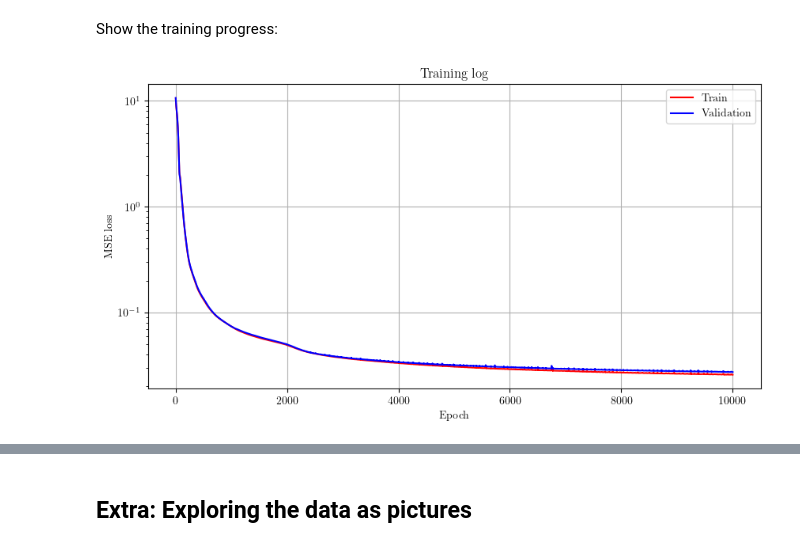
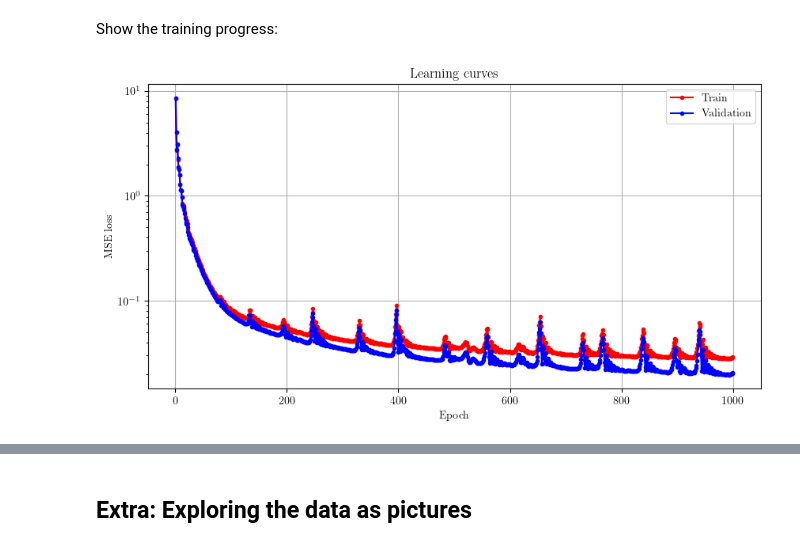
Before and after one commit to ThibeauWouters/PhD, a Jupyter notebook: Kilonova_models/tutorial_KN_models_with_flax.ipynb, the cells around one changed output, grey strips where cells are left out. Saved outputs shown, nothing was run; the diff lists cells and outputs as text; code cells hidden in the pictures.

Commit message:
implemented flax training

```diff
--- a/Kilonova_models/tutorial_KN_models_with_flax.ipynb
+++ b/Kilonova_models/tutorial_KN_models_with_flax.ipynb
@@ -369,6 +416,6 @@ from flax_training import *
 # %% [markdown]
 We defined a new class for simplicity that implements MLPs of arbitrary sizes and with an arbitrary activation function that is applied at all hidden layers (*not* the output layer). The class is implemented in my own script `flax_training` and is simply called `MLP`. We initialize a new MLP object and print its architecture to the screen.
 # %%
-net = MLP(layer_sizes = [16, 64, 10], act_func = nn.relu)
+net = MLP(layer_sizes = config.layer_sizes, act_func = config.act_func)
 print(net.tabulate(jax.random.PRNGKey(0), jnp.ones(input_ndim)))
 # %% [output]
@@ -400,0 +449,2 @@ We can check the params structure also as follows:
+# %%
+state = create_train_state(net, jnp.ones(input_ndim), init_key, config)
@@ -473,27 +478,0 @@ Train the network:
-# %%
-# Training hyperparameters
-n_epochs = 10000
-n_report_epochs = 100
-train_losses, val_losses = [], []
-
-# Train test split
-X_train, X_val, y_train, y_val = train_test_split(X, y, random_state=42)
-
-start = time.time()
-for i in range(n_epochs + 1):
-  # Get the loss and gradients
-  train_loss, grads = loss_grad_fn(params, X_train, y_train)
-  val_loss, _ = loss_grad_fn(params, X_val, y_val)
-  # Save the train and validation losses
-  train_losses.append(train_loss)
-  val_losses.append(val_loss)
-  # Update parameters
-  updates, opt_state = tx.update(grads, opt_state)
-  params = optax.apply_updates(params, updates)
-  # Report on training progress:
-  if i % n_report_epochs == 0:
-    print('Train loss step {}: '.format(i), train_loss)
-    print('Valid loss step {}: '.format(i), val_loss)
-    print("---")
-end = time.time()
-print(f"Training took {end-start} seconds")
@@ -517,0 +483,2 @@ Training took 71.95444464683533 seconds
+# %%
+end_state, train_losses, val_losses = train_loop(state, X_train, y_train, X_val, y_val, config)
@@ -519,14 +504,17 @@ Training took 71.95444464683533 seconds
 Show the training progress:
 # %%
 plt.figure(figsize = (10, 5))
-ls = "-"
-plt.plot([i+1 for i in range(len(train_losses))], train_losses, ls, label = "Train", color = "red")
-plt.plot([i+1 for i in range(len(val_losses))], val_losses, ls, label = "Validation", color = "blue")
+start = 0
+end = -1
+ls = "-o"
+ms = 3
+plt.plot([i+1 for i in range(len(train_losses))][start:end], train_losses[start:end], ls, markersize = ms, label = "Train", color = "red")
+plt.plot([i+1 for i in range(len(val_losses))][start:end], val_losses[start:end], ls, markersize = ms, label = "Validation", color = "blue")
 plt.legend()
 plt.xlabel("Epoch")
 plt.ylabel("MSE loss")
 plt.yscale('log')
-plt.title("Training log")
+plt.title("Learning curves")
 plt.show()
 # %% [output]
-[figure, old version]
+[figure, new version]
```
Also changed, not shown: parts of 52 cells of this notebook, 3 other files.
